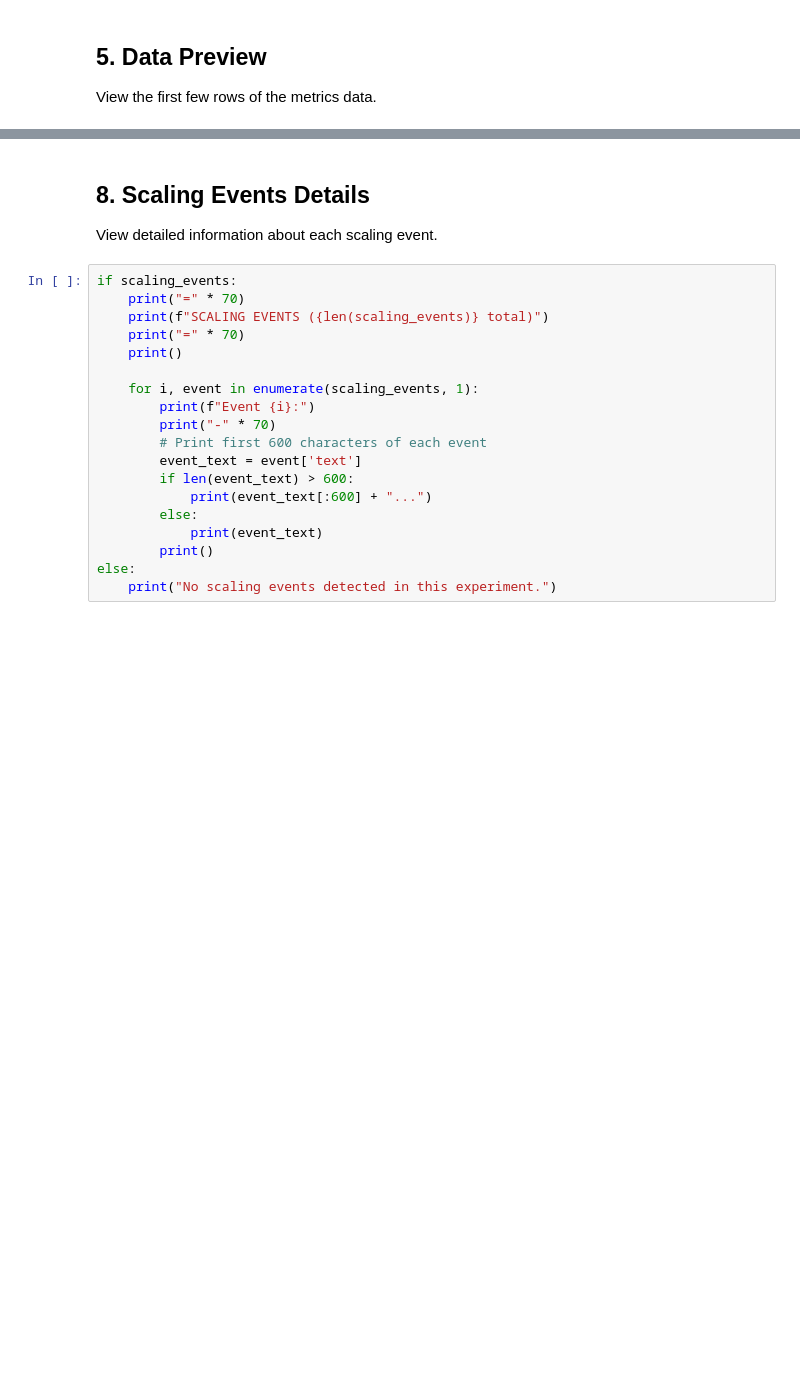
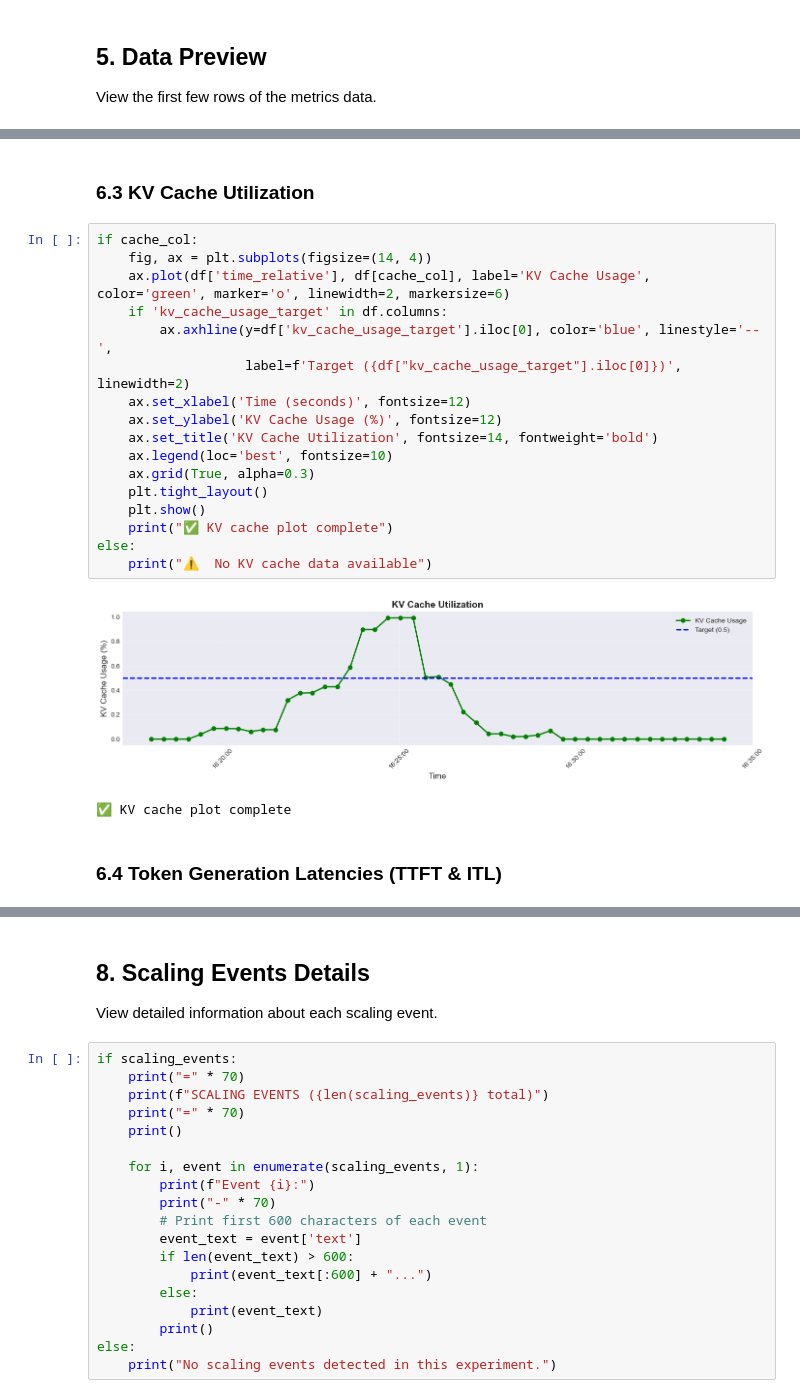
Before and after one commit to WheelyMcBones/inferno-autoscaler-fork, a Jupyter notebook: config/samples/not_wva/new-experiments/analyze-hpa-experiment.ipynb, the cells around one changed output, grey strips where cells are left out. Drawn from its saved outputs; the diff is of its cells as text; blank space fills up the shorter version.

```diff
--- a/config/samples/not_wva/new-experiments/analyze-hpa-experiment.ipynb
+++ b/config/samples/not_wva/new-experiments/analyze-hpa-experiment.ipynb
@@ -272,0 +374,24 @@ print("\n✓ Plot generated successfully")
+# %% [markdown]
+### 6.3 KV Cache Utilization
+# %%
+if cache_col:
+    fig, ax = plt.subplots(figsize=(14, 4))
+    ax.plot(df['time_relative'], df[cache_col], label='KV Cache Usage', color='green', marker='o', linewidth=2, markersize=6)
+    if 'kv_cache_usage_target' in df.columns:
+        ax.axhline(y=df['kv_cache_usage_target'].iloc[0], color='blue', linestyle='--',
+                   label=f'Target ({df["kv_cache_usage_target"].iloc[0]})', linewidth=2)
+    ax.set_xlabel('Time (seconds)', fontsize=12)
+    ax.set_ylabel('KV Cache Usage (%)', fontsize=12)
+    ax.set_title('KV Cache Utilization', fontsize=14, fontweight='bold')
+    ax.legend(loc='best', fontsize=10)
+    ax.grid(True, alpha=0.3)
+    plt.tight_layout()
+    plt.show()
+    print("✅ KV cache plot complete")
+else:
+    print("⚠️  No KV cache data available")
+# %% [output]
+[figure, added]
+✅ KV cache plot complete
+# %% [markdown]
+### 6.4 Token Generation Latencies (TTFT & ITL)
```
Also changed, not shown: parts of 19 cells of this notebook, 26 other files.
